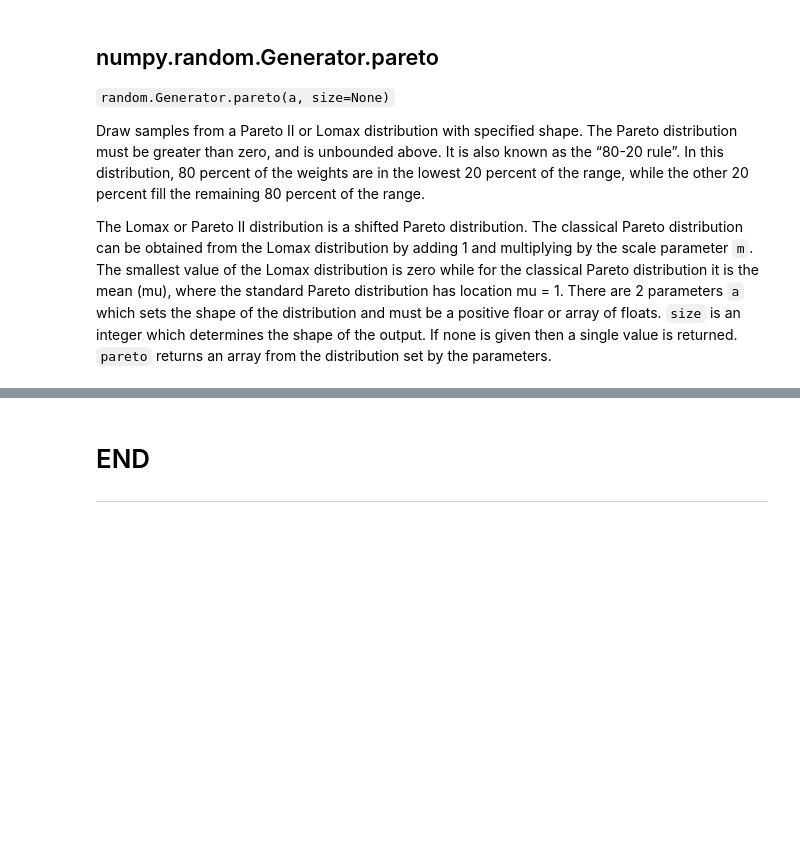
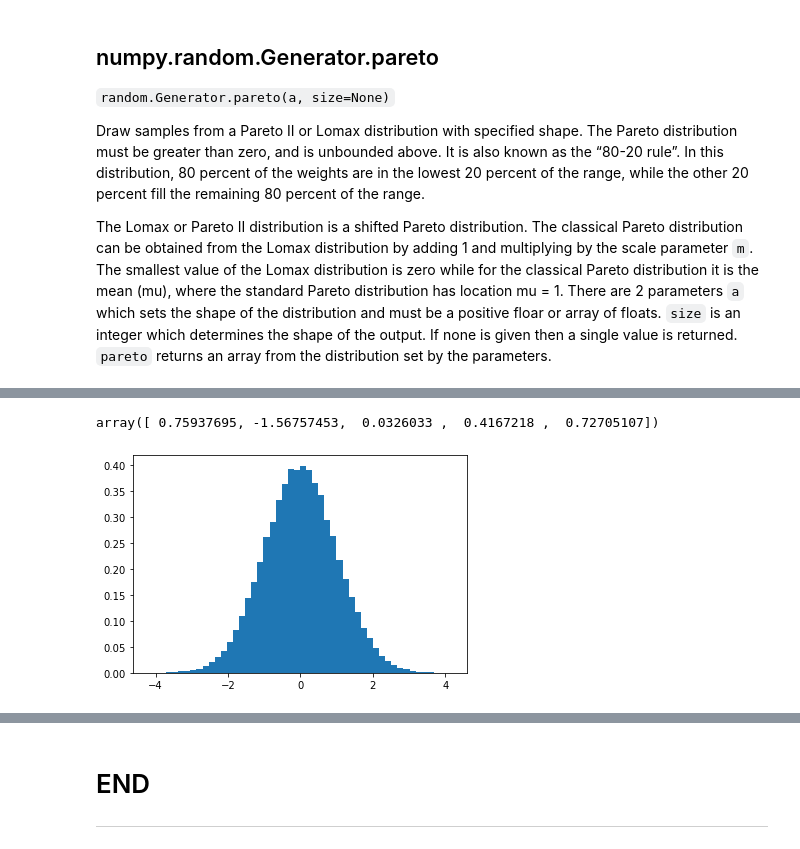
Before and after one commit to kaob1991/Programming-DA-project-2, a Jupyter notebook: Numpy-project.ipynb, the cells around one changed output, grey strips where cells are left out. Saved outputs shown, nothing was run; the diff lists cells and outputs as text; code cells hidden in the pictures; blank space fills up the shorter version.

```diff
--- a/Numpy-project.ipynb
+++ b/Numpy-project.ipynb
@@ -1183,0 +1041,11 @@ For convenience and backward compatibility, a single RandomState instance’s me
+# %%
+# Creating a sample and showing the first 5 numbers
+sample = np.random.default_rng().standard_t(100, size=100000)
+sample [1:6]
+# %% [output]
+array([ 0.75937695, -1.56757453,  0.0326033 ,  0.4167218 ,  0.72705107])
+# %%
+# Plotting the sample above
+plot = plt.hist(sample, bins=50, density=True)
+# %% [output]
+[figure, added]
```
Also changed, not shown: parts of 47 cells of this notebook.
